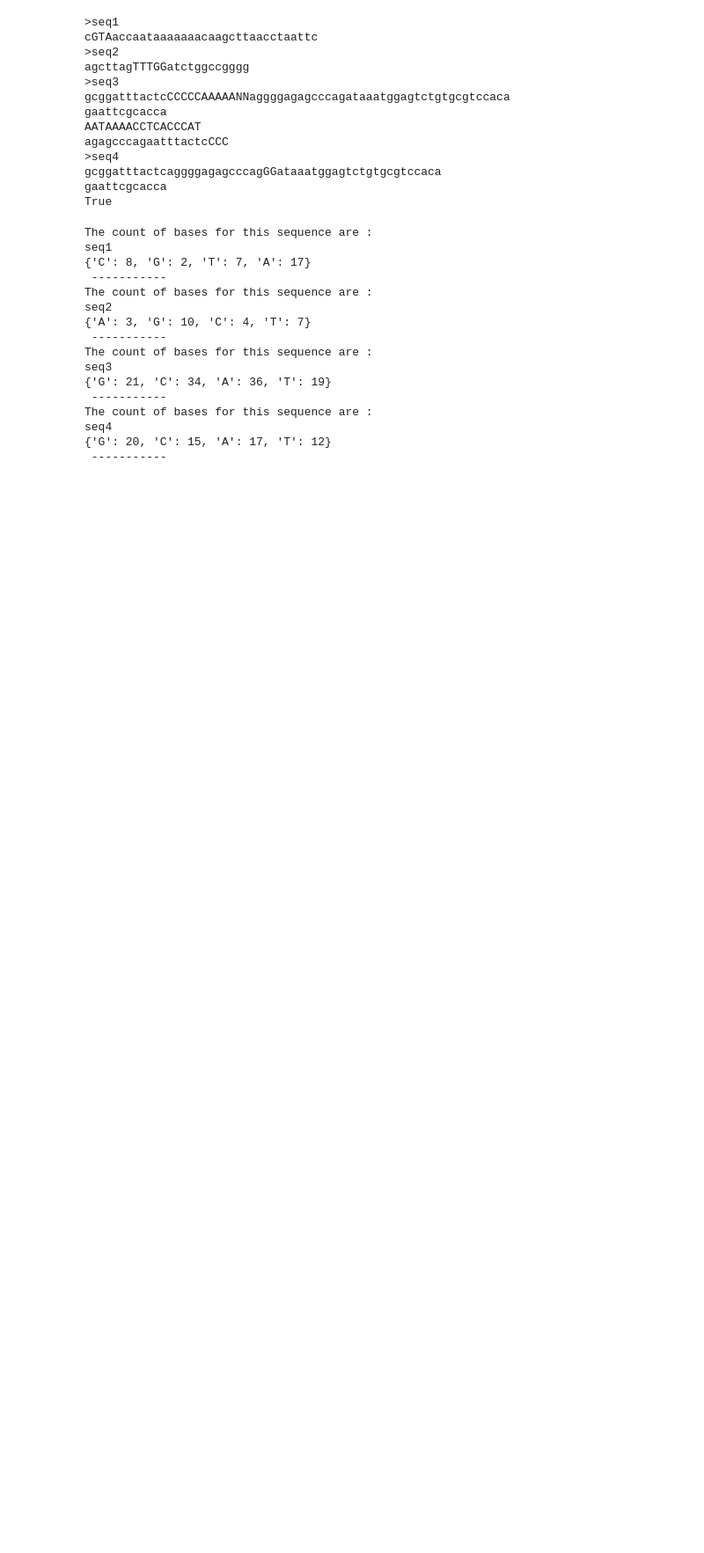
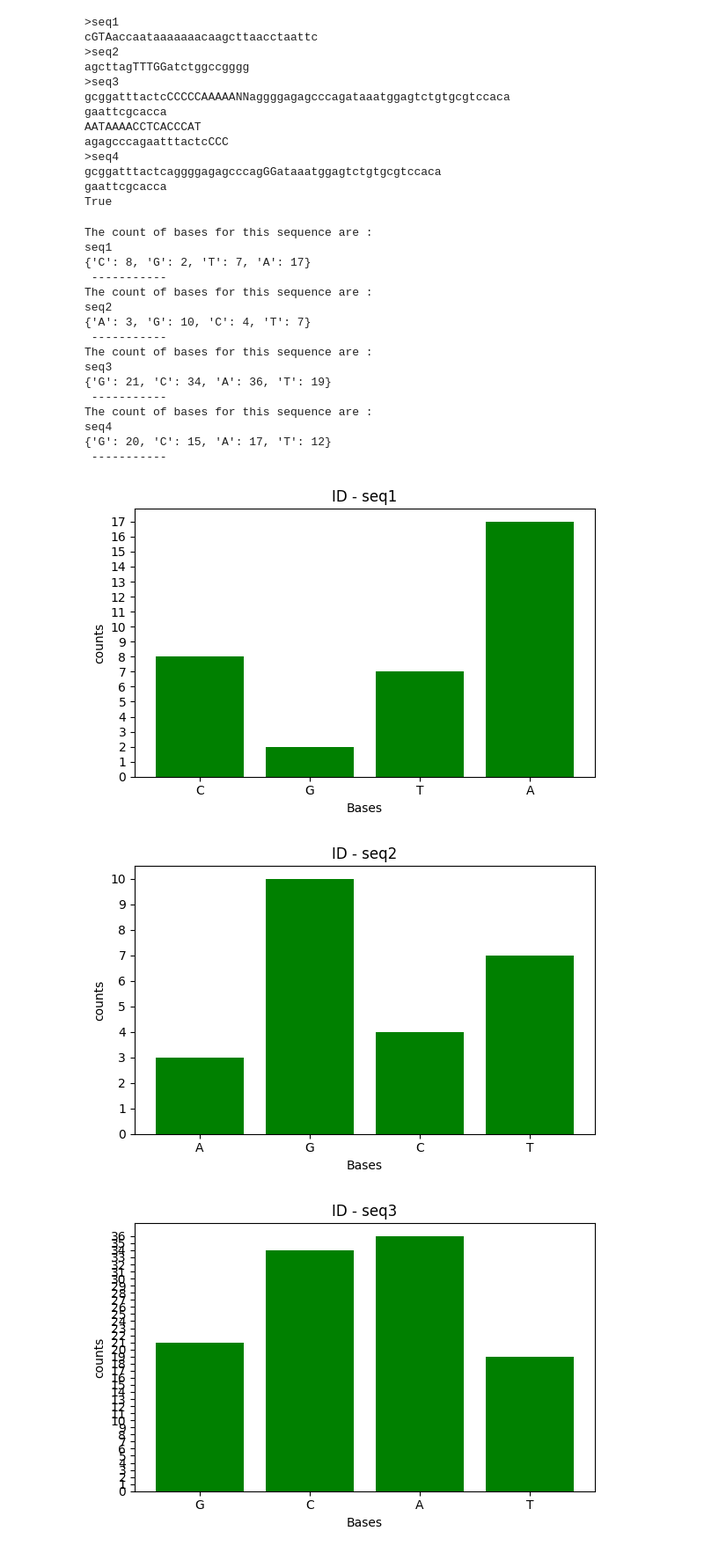
Before and after one commit to Zm-ah/python_-zineb-_-mouhib-_-DE25_lab1-, a Jupyter notebook: lab1.py/task2.ipynb, the cells around one changed output. Shown at 88% size. Drawn from its saved outputs; the diff is of its cells as text; code cells hidden in the pictures; blank space fills up the shorter version.

```diff
--- a/lab1.py/task2.ipynb
+++ b/lab1.py/task2.ipynb
@@ -26,6 +26,7 @@ gcggatttactcaggggagagcccagGGataaatggagtctgtgcgtccaca
 gaattcgcacca
 True
 # %%
+
 all_sequences = {
 "seq1" :"cGTAaccaataaaaaaacaagcttaacctaattc",
 "seq2" : "agcttagTTTGGatctggccgggg",
@@ -35,23 +36,24 @@ gaattcgcaccaAATAAAACCTCACCCATagagcccagaatttactcCCC""",
 gaattcgcacca""",
 }
 
-for seq_ID, sequence in all_sequences.items():
+def analyze_dna(all_sequences):
 
-    sequence = sequence.replace("\n", "")
-    sequence = sequence.upper().replace("N", "")
-     # jag tog bort radbrytning efetrsom programmet reknade till och med  radbrytning som en bas.
-    count = dict()
-    for base in sequence.upper():
-        if base in count:
-            count[base] += 1
-        else:
-            count[base] = 1
+    for seq_ID, sequence in all_sequences.items():
+
+        sequence = sequence.replace("\n", "").upper().replace("N", "")
+
+         # jag tog bort radbrytning efetrsom programmet reknade till och med  radbrytning som en bas.
+        count = { }
+        for base in sequence:
+            count[base] = count.get(base, 0) + 1
 
 
-    print("The count of bases for this sequence are :")
-    print(seq_ID)
-    print(count)
-    print(" ----------- ")
+        print("The count of bases for this sequence are :")
+        print(seq_ID)
+        print(count)
+        print(" ----------- ")
+
+analyze_dna(all_sequences)
 # %% [output]
 The count of bases for this sequence are :
 seq1
@@ -72,23 +74,26 @@ seq4
 # %%
 import matplotlib.pyplot as plt
 
 all_sequences= {
 "seq1" : {'C': 8, 'G': 2, 'T': 7, 'A': 17},
 "seq2" : {'A': 3, 'G': 10, 'C': 4, 'T': 7},
 "seq3" : {'G': 21, 'C': 34, 'A': 36, 'T': 19},
 "seq4" : {'G': 20, 'C': 15, 'A': 17, 'T': 12}
 }
 
 for seq_ID, base_counts in all_sequences.items():
     bases = list(base_counts.keys())
     counts = list(base_counts.values())
 
     plt.figure(figsize=(6, 4))
     plt.bar(bases , counts , color = "green")
     plt.title(f"ID - {seq_ID}")
     plt.xlabel("Bases")
     plt.ylabel("counts")
     plt.yticks(range(0, max(counts)+1)) # I got problem her ylable max 17,5 nad and i har int number, so i added +1
-    plt.grid(axis='y', linestyle='--', alpha=0.6)
     plt.tight_layout()
     plt.show()
+# %% [output]
+[figure, added]
+[figure, added]
+[figure, added]
```
Also changed, not shown: parts of 2 cells of this notebook, 1 other file.
